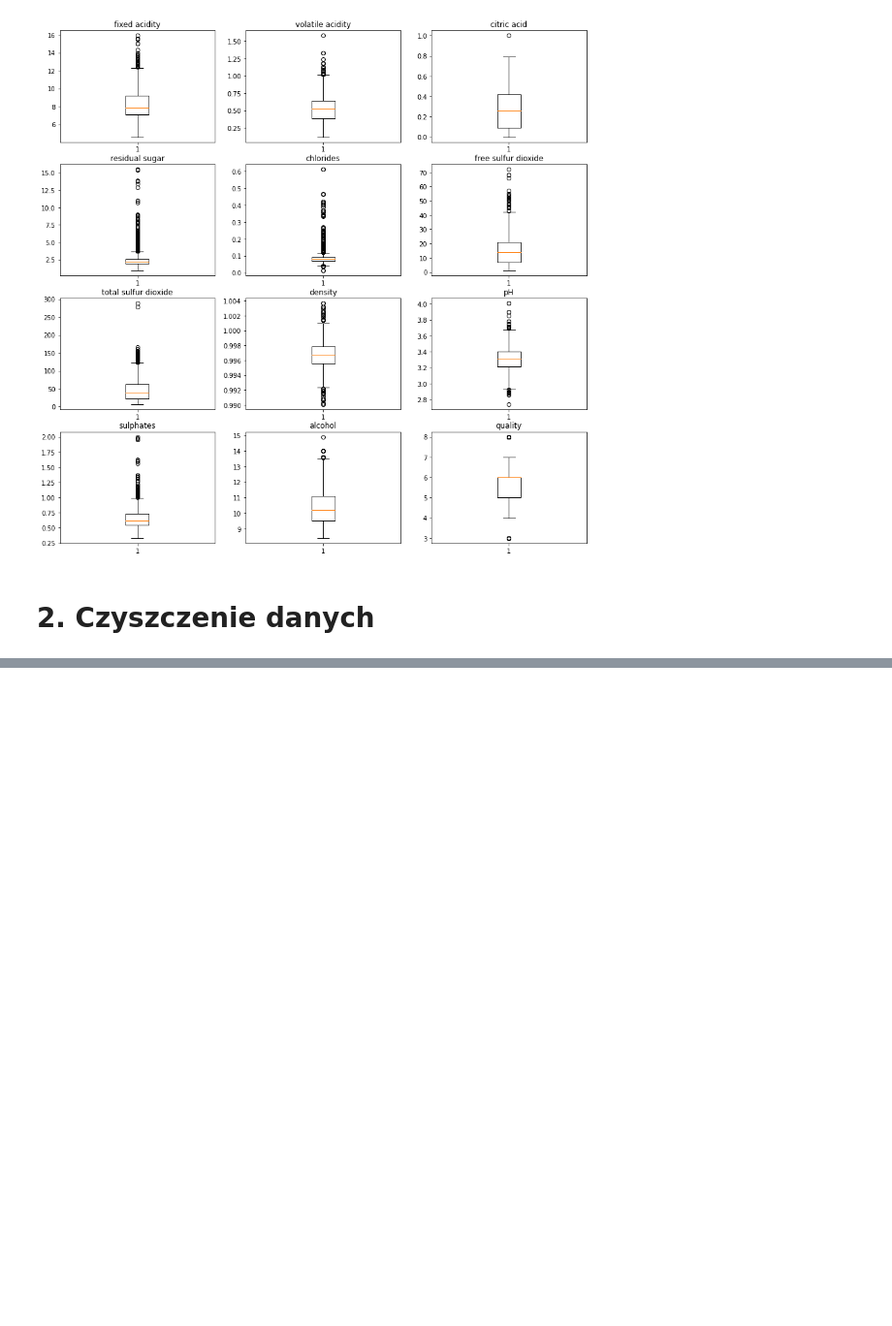
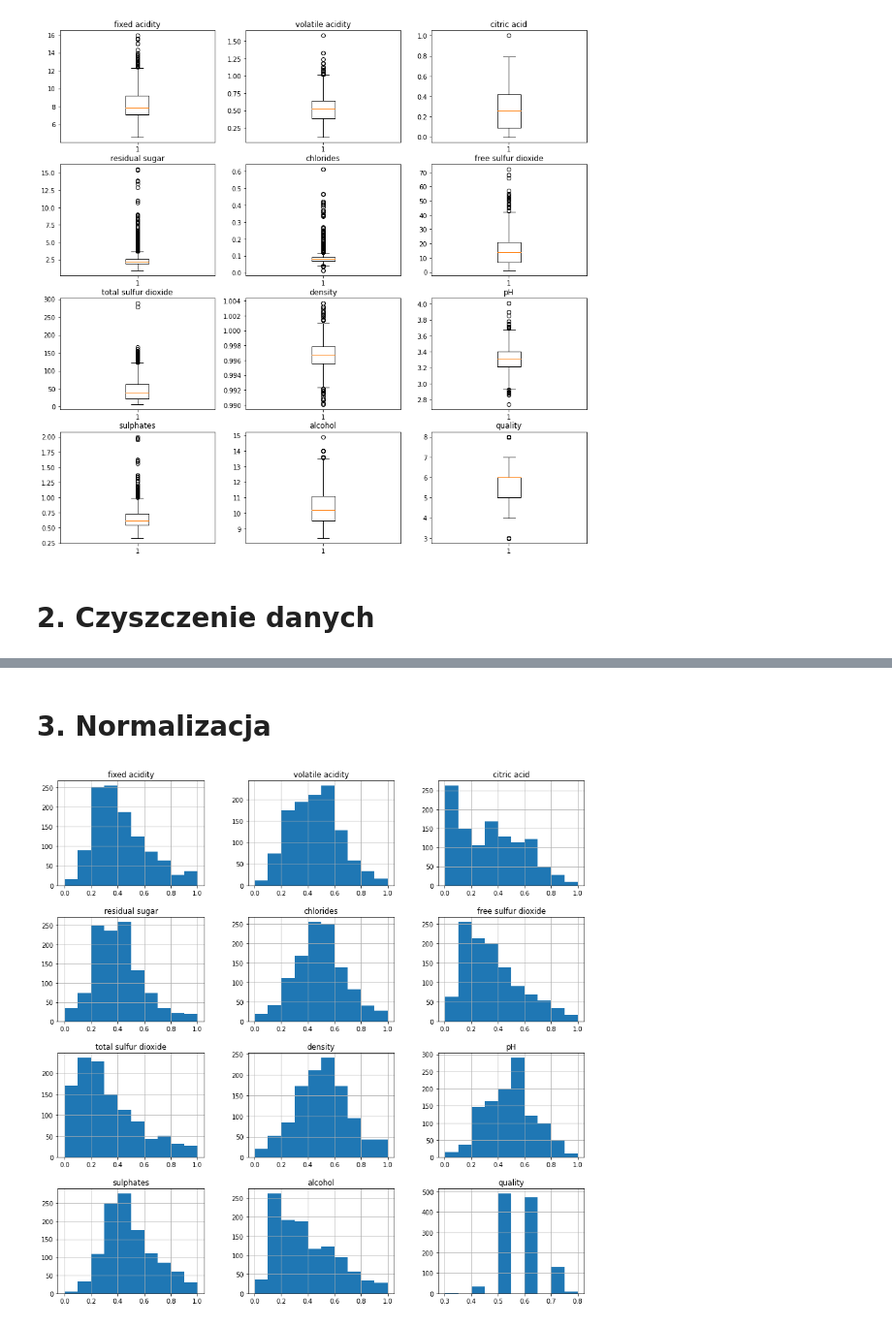
Before and after one commit to kamilprzyb2/Wine, a Jupyter notebook: Winko.ipynb, the cells around one changed output, grey strips where cells are left out. Shown at 97% size. Drawn from its saved outputs; the diff is of its cells as text; code cells hidden in the pictures; blank space fills up the shorter version.

```diff
--- a/Winko.ipynb
+++ b/Winko.ipynb
@@ -147,0 +148,32 @@ print_box_plots(df, 1.5)
+# %% [markdown]
+# 3. Normalizacja
+# %%
+# normalizacja
+# chcemy aby każdy parametr znalazł się w zakresie 0-1
+class Normalizer:
+    def __init__(self, df):
+        self.df = df
+
+    def normalize(self, key):
+        series = self.df[key]
+
+        # wyznaczamy minimum maximum i rozstęp
+        maximum = series.max()
+        minimum = series.min()
+
+        gap = maximum-minimum
+
+        self.df[key] = self.df[key].apply(lambda x: (x-minimum)/gap)
+        return self.df
+
+normalizer = Normalizer(df)
+
+for p in params:
+    if p != 'quality':
+        df = normalizer.normalize(p)
+
+df['quality'] = df['quality'].apply(lambda x: x*0.1)
+
+print_hist(df)
+# %% [output]
+[figure, added]
```
Also changed, not shown: parts of 6 cells of this notebook.
